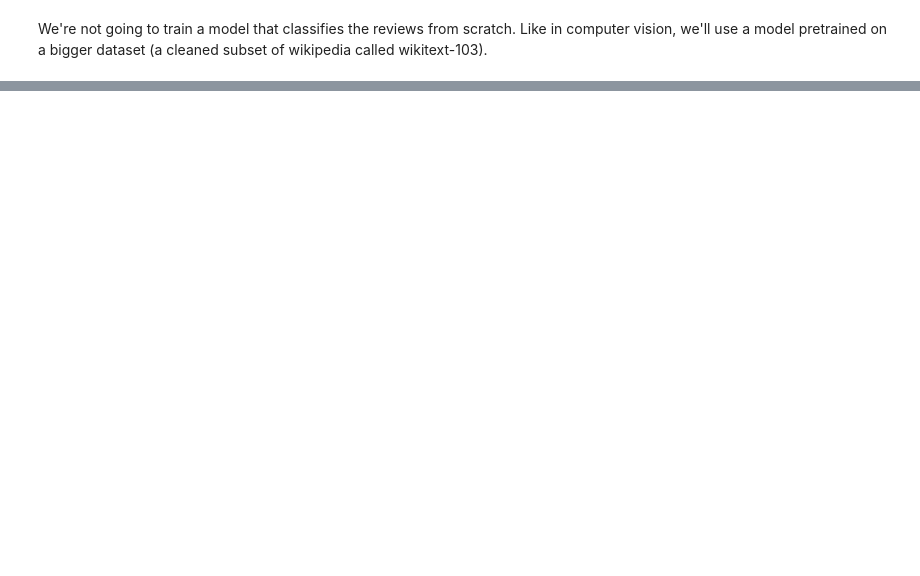
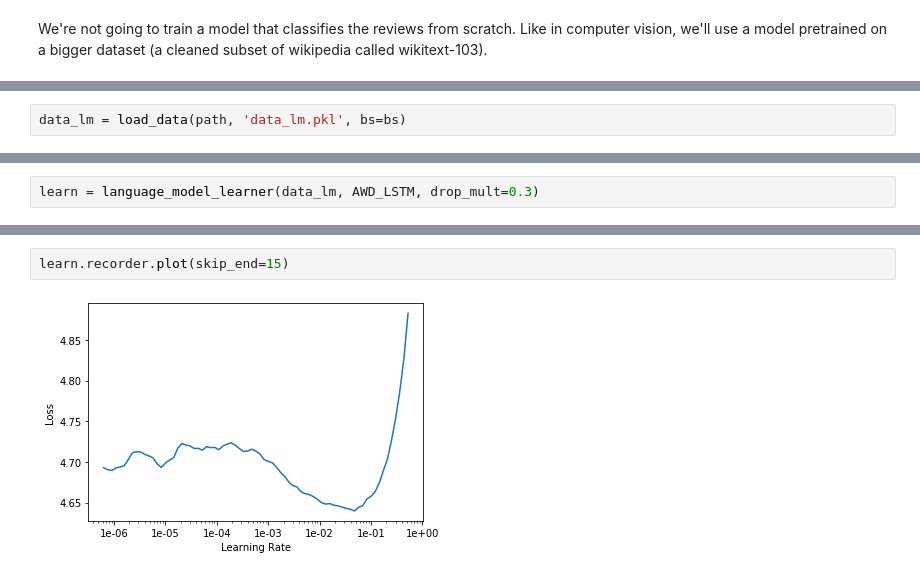
Before and after one commit to cleysonl/Fast-Ai, a Jupyter notebook: lesson3_IMDB.ipynb, the cells around one changed output, grey strips where cells are left out. Drawn from its saved outputs; the diff is of its cells as text; blank space fills up the shorter version.

```diff
--- a/lesson3_IMDB.ipynb
+++ b/lesson3_IMDB.ipynb
@@ -102,0 +116,2 @@ data_lm = (TextList.from_folder(path))
+# %%
+data_lm = load_data(path, 'data_lm.pkl', bs=bs)
@@ -102,0 +127,2 @@ data_lm = (TextList.from_folder(path))
+# %%
+learn = language_model_learner(data_lm, AWD_LSTM, drop_mult=0.3)
@@ -102,0 +134,4 @@ data_lm = (TextList.from_folder(path))
+# %%
+learn.recorder.plot(skip_end=15)
+# %% [output]
+[figure, added]
```
Also changed, not shown: parts of 23 cells of this notebook.
